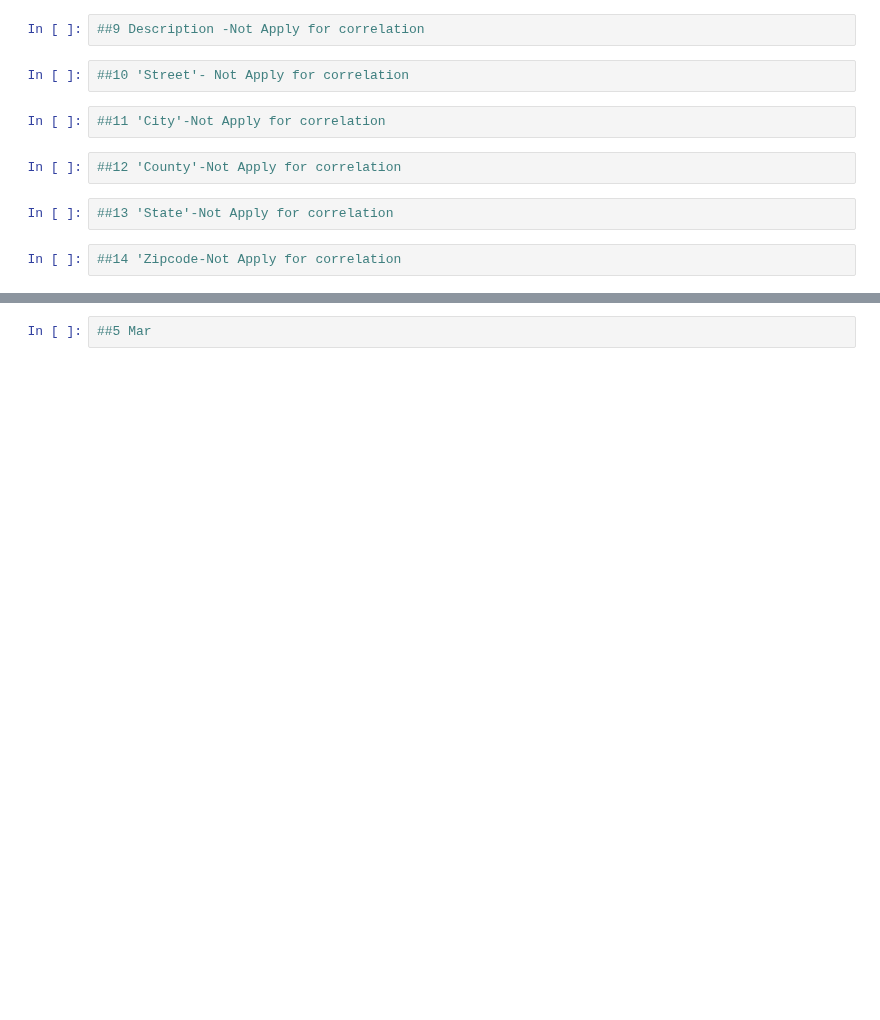
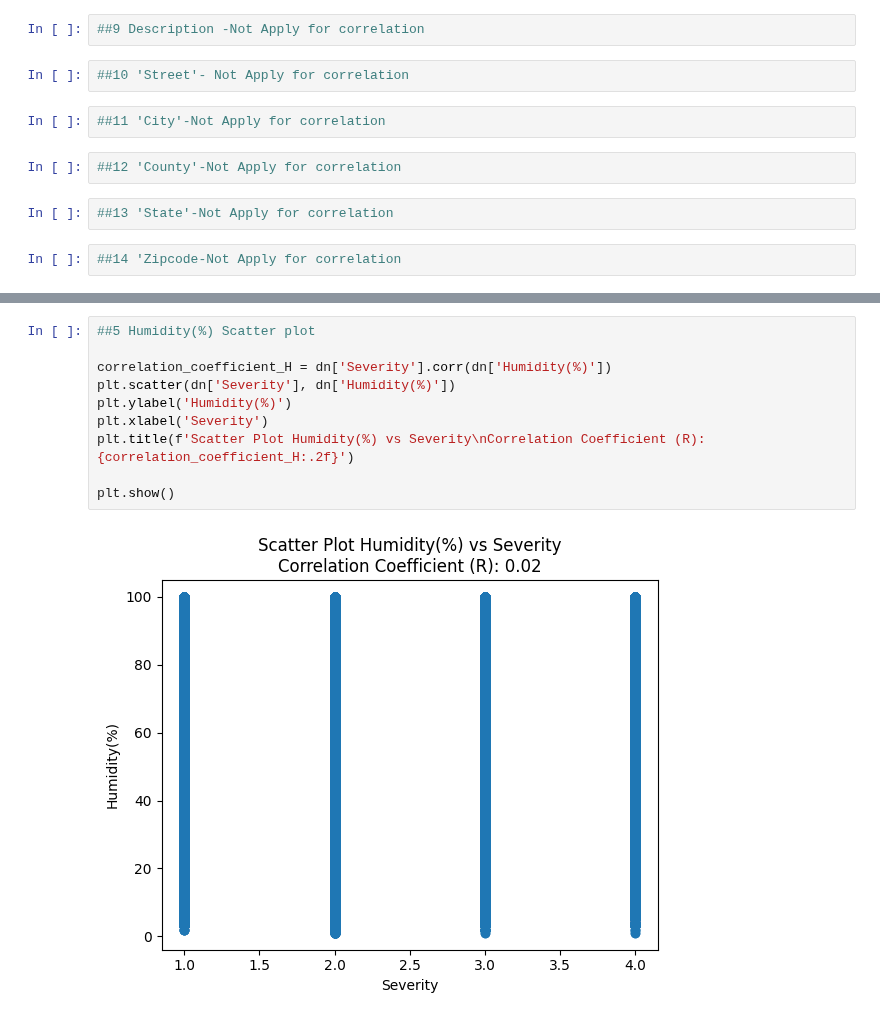
Before and after one commit to CaraShrestha/https-gitlab.com-ai-group-lambton-severity-prediction-us-roads, a Jupyter notebook: Notebook/severity_prediction.ipynb, the cells around one changed output, grey strips where cells are left out. Cells and saved outputs as stored; diff of their text form; blank space fills up the shorter version.

```diff
--- a/Notebook/severity_prediction.ipynb
+++ b/Notebook/severity_prediction.ipynb
@@ -206,3 +217,13 @@ plt.show()
 # %%
-##5 Mar
+##5 Humidity(%) Scatter plot
+
+correlation_coefficient_H = dn['Severity'].corr(dn['Humidity(%)'])
+plt.scatter(dn['Severity'], dn['Humidity(%)'])
+plt.ylabel('Humidity(%)')
+plt.xlabel('Severity')
+plt.title(f'Scatter Plot Humidity(%) vs Severity\nCorrelation Coefficient (R): {correlation_coefficient_H:.2f}')
+
+plt.show()
+# %% [output]
+[figure, added]
 # %%
```
Also changed, not shown: parts of 13 cells of this notebook.
